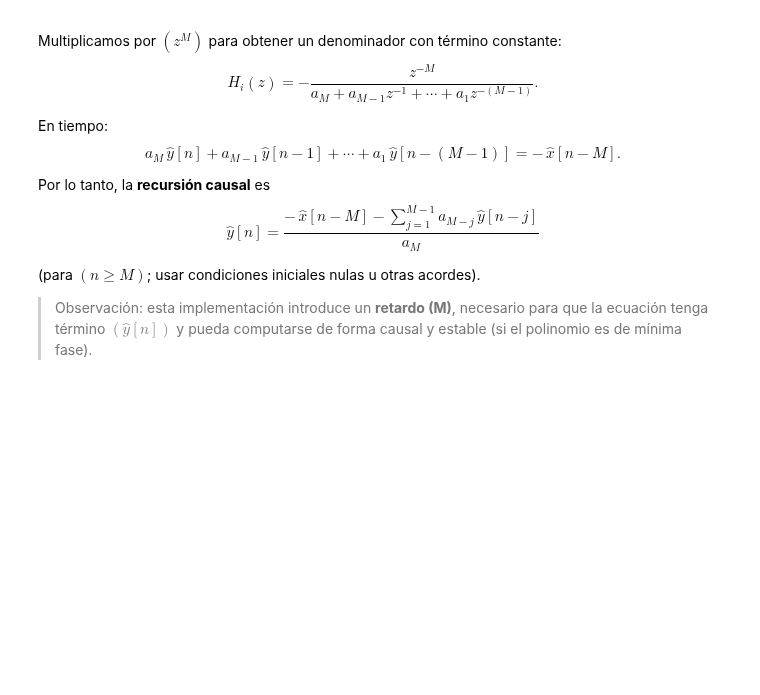
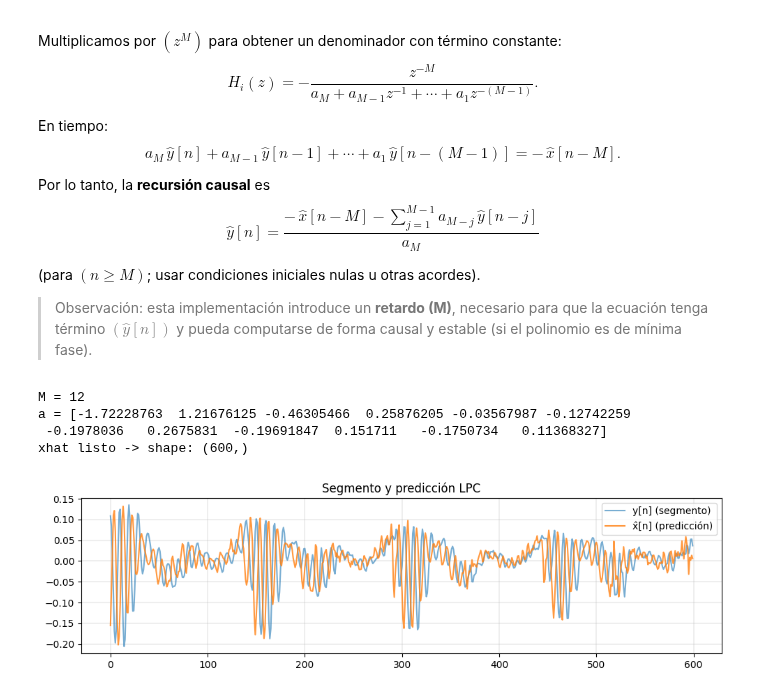
Before and after one commit to emiliano-ipa/AST1-CEIA-UBA-TP2, a Jupyter notebook: AST1_CEIA_UBA_TP2.ipynb, the cells around one changed output. Saved outputs shown, nothing was run; the diff lists cells and outputs as text; code cells hidden in the pictures; blank space fills up the shorter version.

```diff
--- a/AST1_CEIA_UBA_TP2.ipynb
+++ b/AST1_CEIA_UBA_TP2.ipynb
@@ -80 +89,16 @@ FloatSlider(value=6000.0, description='Fin:', max=39100.0, min=5000.0, step=100.
+# %%
+# Guardat "markers" en un .json (descomentar si se generan nuevos markers)
+import json
+import os
+
+# Crear la carpeta "data" si no existe
+os.makedirs("/content/drive/MyDrive/Colab Notebooks/CEIA 2025/11_AST1/TP2/data", exist_ok=True)
+
+# Guardar markers en un archivo JSON
+with open("/content/drive/MyDrive/Colab Notebooks/CEIA 2025/11_AST1/TP2/data/markers.json", "w") as f:
+    json.dump(markers, f)
+# %%
+# Abrir último "markers" guardado
+with open("/content/drive/MyDrive/Colab Notebooks/CEIA 2025/11_AST1/TP2/data/markers.json", "r") as f:
+    markers = json.load(f)
 # %%
@@ -901,0 +922,31 @@ yhat_lf  = hi_filter_lfilter(xhat, a)
+# %%
+# --- Elijo un segmento (por ejemplo, la 1ra vocal) ---
+start, end = markers[0]
+seg = y[int(start):int(end)].astype(float)
+
+# --- 1) Coeficientes LPC (orden M) ---
+M = 12
+a_poly, a_vec, err_var, r = lpc_acf(seg, M=M, biased=True)
+a = np.asarray(a_vec, float)         # a = [a1,...,aM] (sin el 1 inicial)
+
+# --- 2) Predicción \hat{x} aplicando el predictor del Ej. 4 ---
+#     h_f = [0, -a1, -a2, ..., -aM]
+h_f = np.concatenate(([0.0], -a))
+xhat = np.convolve(seg - seg.mean(), h_f, mode="same")  # centrado recomendado
+
+print(f"M = {M}")
+print("a =", a)
+print(f"xhat listo -> shape: {xhat.shape}")
+
+# --- visual rápido ---
+plt.figure(figsize=(10,3))
+plt.plot(seg, alpha=0.6, label='y[n] (segmento)')
+plt.plot(xhat, alpha=0.8, label='x̂[n] (predicción)')
+plt.legend(); plt.title('Segmento y predicción LPC'); plt.grid(True, linewidth=0.3)
+plt.tight_layout(); plt.show()
+# %% [output]
+M = 12
+a = [-1.72228763  1.21676125 -0.46305466  0.25876205 -0.03567987 -0.12742259
+ -0.1978036   0.2675831  -0.19691847  0.151711   -0.1750734   0.11368327]
+xhat listo -> shape: (600,)
+[figure, added]
```
Also changed, not shown: parts of 33 cells of this notebook.
